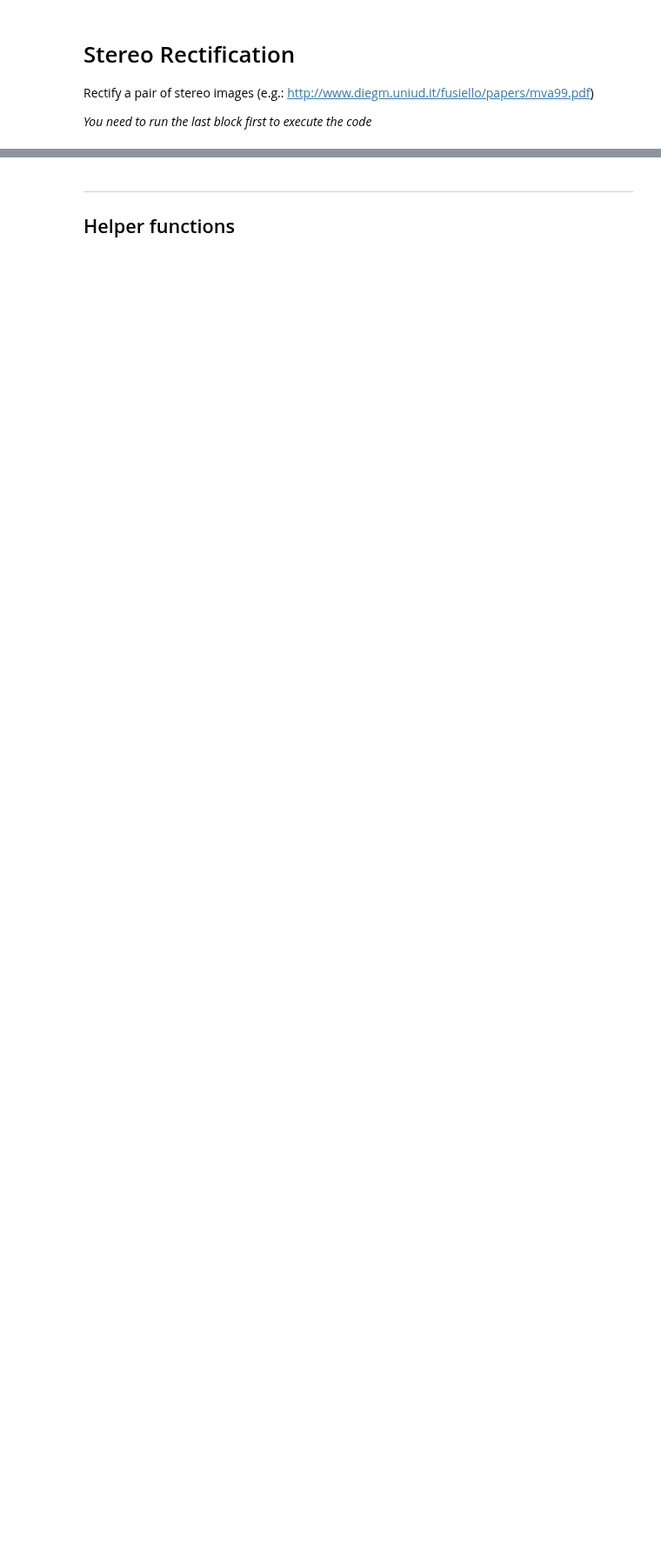
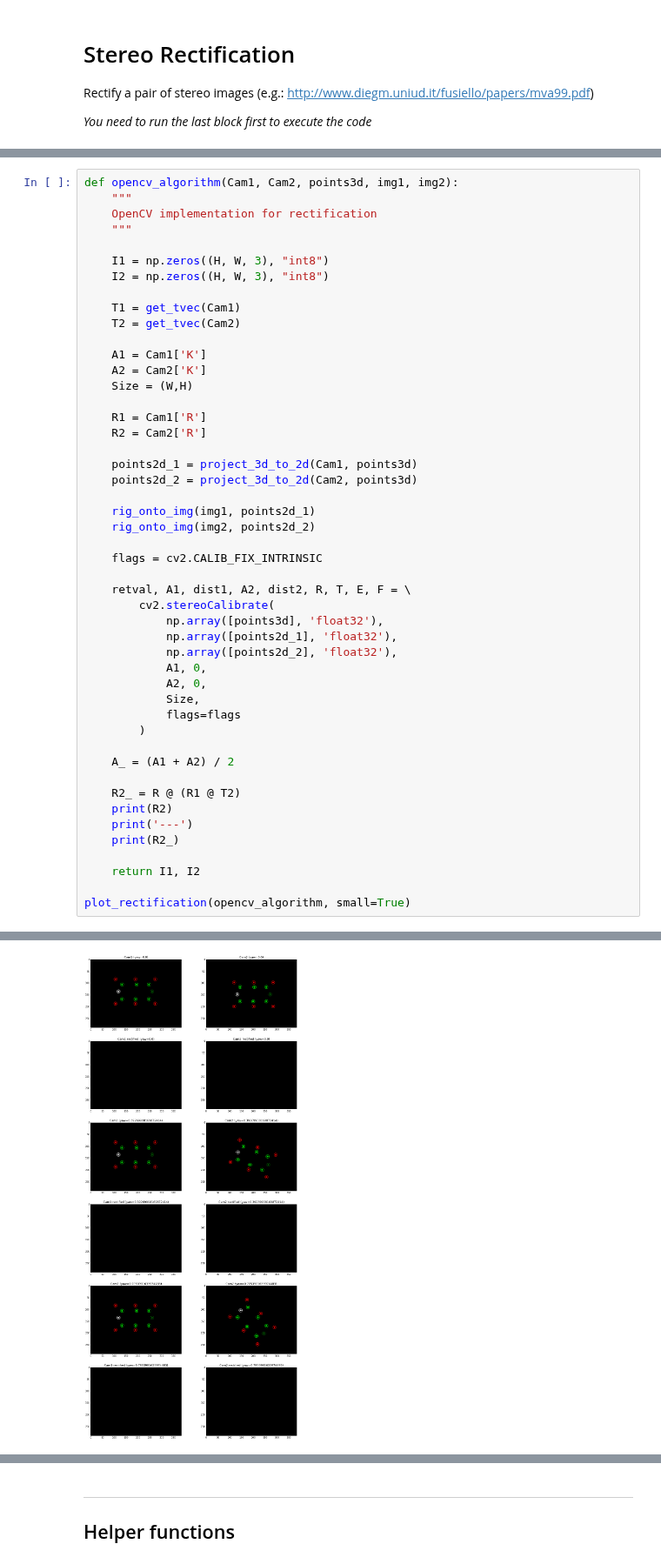
Before and after one commit to justayak/playground, a Jupyter notebook: computer_vision/stereo_rectification.ipynb, the cells around one changed output, grey strips where cells are left out. Shown at 87% size. Saved outputs shown, nothing was run; the diff lists cells and outputs as text; blank space fills up the shorter version.

Commit message:
rectification alg

```diff
--- a/computer_vision/stereo_rectification.ipynb
+++ b/computer_vision/stereo_rectification.ipynb
@@ -152,0 +155,49 @@ calculate yaw=5.890486225480862
+# %%
+def opencv_algorithm(Cam1, Cam2, points3d, img1, img2):
+    """
+    OpenCV implementation for rectification
+    """
+
+    I1 = np.zeros((H, W, 3), "int8")
+    I2 = np.zeros((H, W, 3), "int8")
+
+    T1 = get_tvec(Cam1)
+    T2 = get_tvec(Cam2)
+
+    A1 = Cam1['K']
+    A2 = Cam2['K']
+    Size = (W,H)
+
+    R1 = Cam1['R']
+    R2 = Cam2['R']
+
+    points2d_1 = project_3d_to_2d(Cam1, points3d)
+    points2d_2 = project_3d_to_2d(Cam2, points3d)
+
+    rig_onto_img(img1, points2d_1)
+    rig_onto_img(img2, points2d_2)
+
+    flags = cv2.CALIB_FIX_INTRINSIC
+
+    retval, A1, dist1, A2, dist2, R, T, E, F = \
+        cv2.stereoCalibrate(
+            np.array([points3d], 'float32'),
+            np.array([points2d_1], 'float32'),
+            np.array([points2d_2], 'float32'),
+            A1, 0,
+            A2, 0,
+            Size,
+            flags=flags
+        )
+
+    A_ = (A1 + A2) / 2
+
+    R2_ = R @ (R1 @ T2)
+    print(R2)
+    print('---')
+    print(R2_)
+
+    return I1, I2
+
+plot_rectification(opencv_algorithm, small=True)
+# %% [output]
@@ -152,0 +221 @@ calculate yaw=5.890486225480862
+[figure, added]
```
Also changed, not shown: parts of 7 cells of this notebook.
